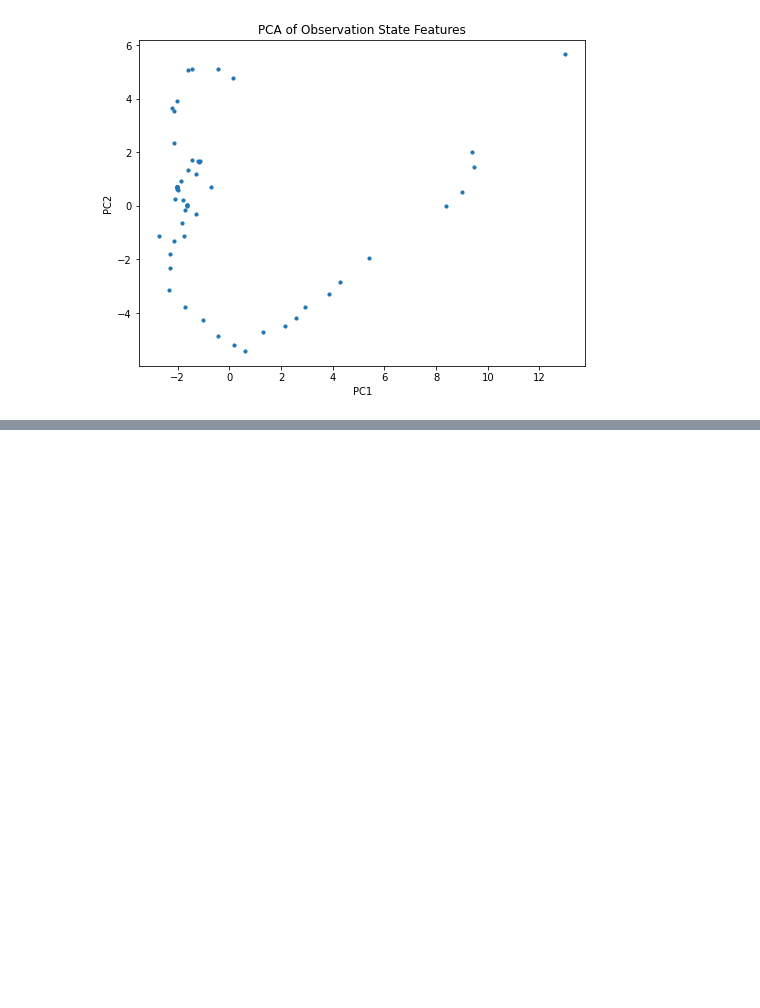
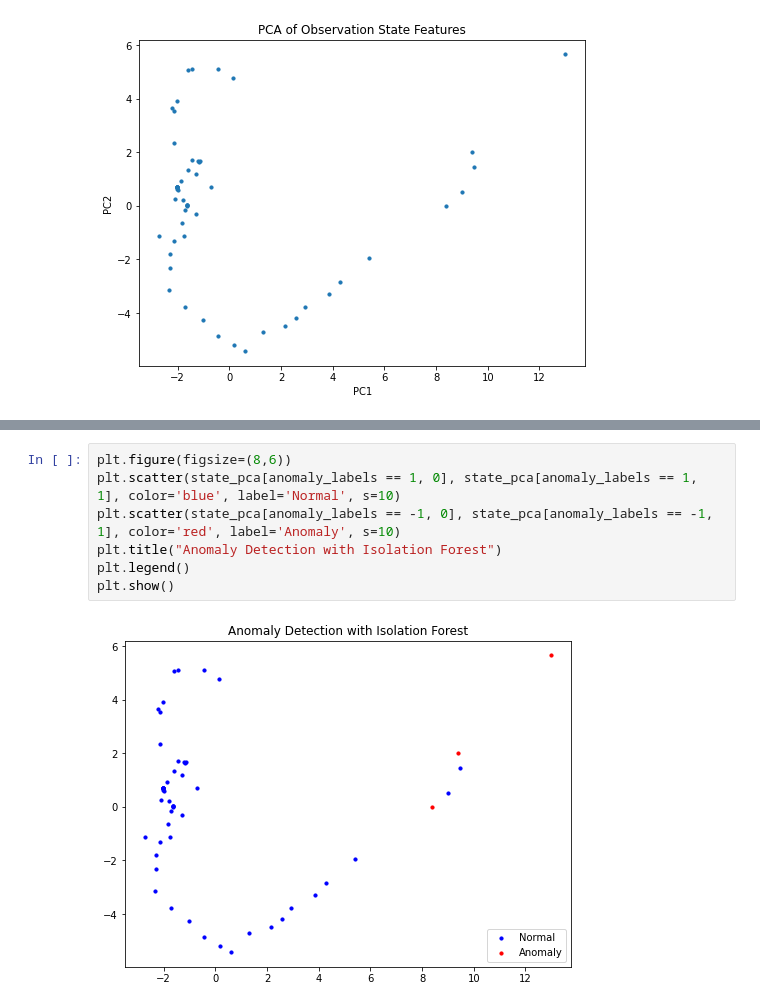
Before and after one commit to dhruvijoshi/KR2, a Jupyter notebook: data_explotation.ipynb, the cells around one changed output, grey strips where cells are left out. Drawn from its saved outputs; the diff is of its cells as text; blank space fills up the shorter version.

```diff
--- a/data_explotation.ipynb
+++ b/data_explotation.ipynb
@@ -138,0 +163,9 @@ plt.show()
+# %%
+plt.figure(figsize=(8,6))
+plt.scatter(state_pca[anomaly_labels == 1, 0], state_pca[anomaly_labels == 1, 1], color='blue', label='Normal', s=10)
+plt.scatter(state_pca[anomaly_labels == -1, 0], state_pca[anomaly_labels == -1, 1], color='red', label='Anomaly', s=10)
+plt.title("Anomaly Detection with Isolation Forest")
+plt.legend()
+plt.show()
+# %% [output]
+[figure, added]
```
Also changed, not shown: parts of 6 cells of this notebook.
